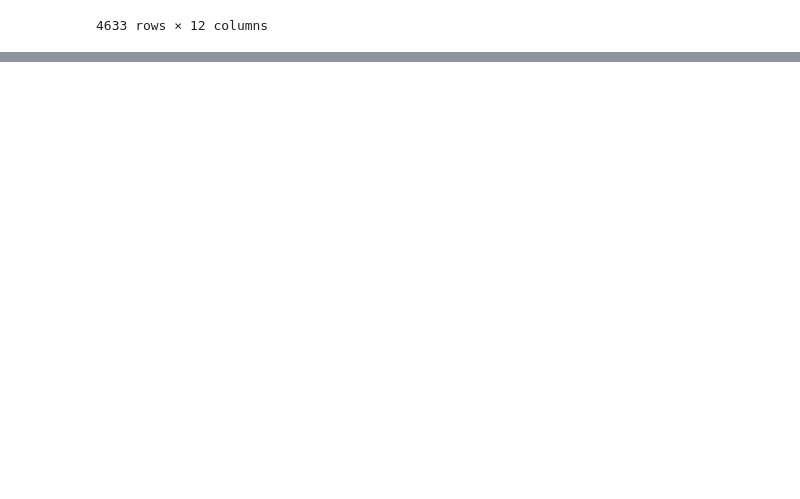
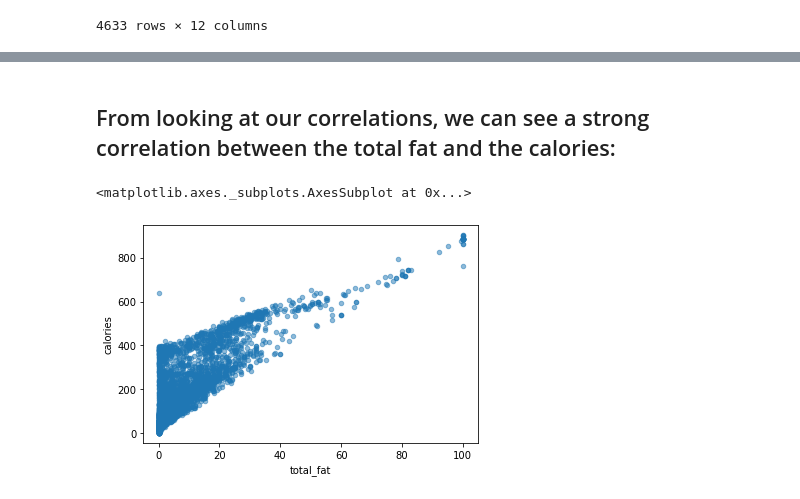
Before and after one commit to yarinl139/ProjectSemesterA, a Jupyter notebook: PYTHONFINAL.ipynb, the cells around one changed output, grey strips where cells are left out. Cells and saved outputs as stored; diff of their text form; code cells hidden in the pictures; blank space fills up the shorter version.

```diff
--- a/PYTHONFINAL.ipynb
+++ b/PYTHONFINAL.ipynb
@@ -198,0 +196,8 @@ print(X.shape,Y.shape)
+# %% [markdown]
+## From looking at our correlations, we can see a strong correlation between the total fat and the calories:
+# %%
+train_set.plot(kind="scatter", x="total_fat", y="calories",
+ alpha=0.5)
+# %% [output]
+<matplotlib.axes._subplots.AxesSubplot at 0x...>
+[figure, added]
```
Also changed, not shown: parts of 23 cells of this notebook.
